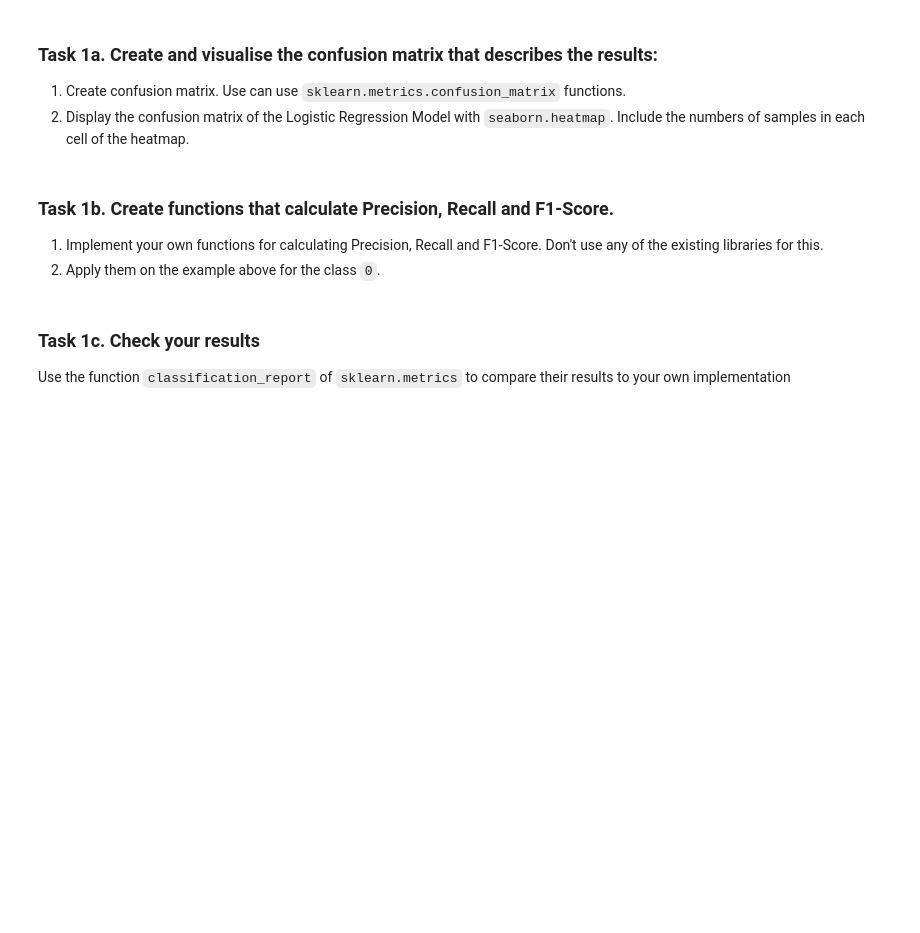
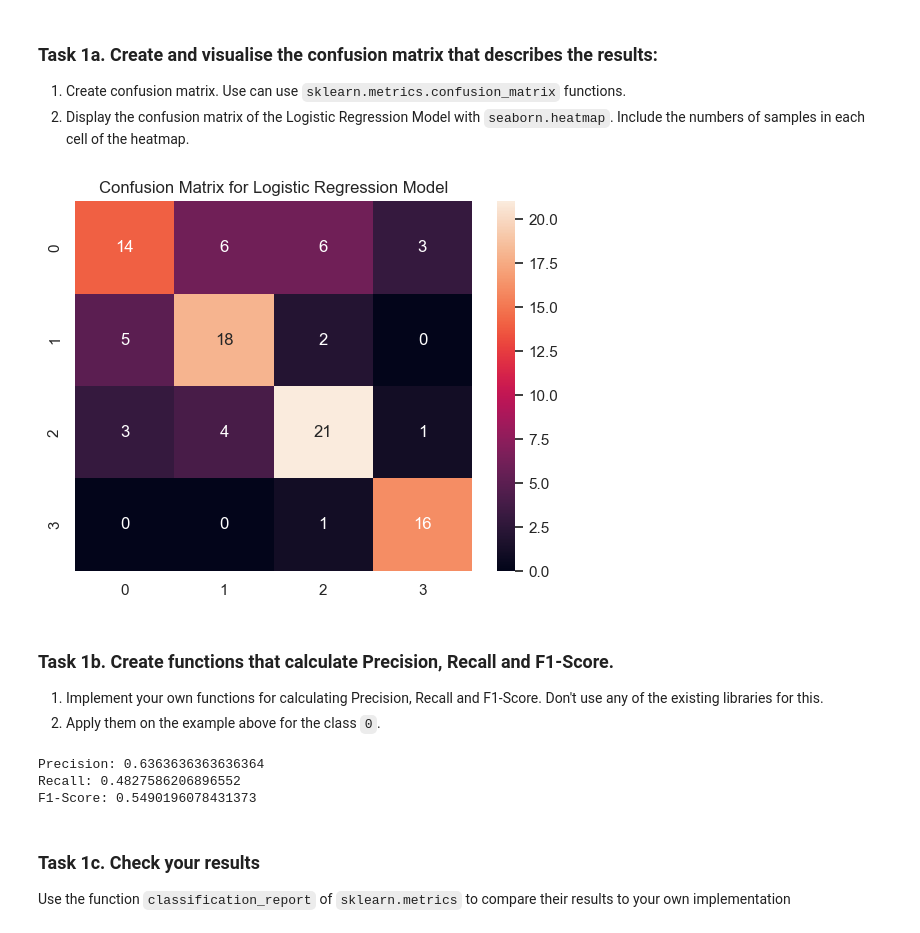
Before and after one commit to vegger/MLDM, a Jupyter notebook: labs/L05_Supervised_Learning_LAB_ASSIGNMENT.ipynb, the cells around one changed output. Cells and saved outputs as stored; diff of their text form; code cells hidden in the pictures; blank space fills up the shorter version.

```diff
--- a/labs/L05_Supervised_Learning_LAB_ASSIGNMENT.ipynb
+++ b/labs/L05_Supervised_Learning_LAB_ASSIGNMENT.ipynb
@@ -34,6 +41,20 @@ y_test_pred = log_reg.predict(X_test)
 
 1. Create confusion matrix. Use can use `sklearn.metrics.confusion_matrix` functions.
 2. Display the confusion matrix of the Logistic Regression Model with `seaborn.heatmap`. Include the numbers of samples in each cell of the heatmap.
+# %%
+from sklearn.metrics import confusion_matrix
+import seaborn as sns
+
+#Cij -> Confusion matrix whose i-th row and j-th column entry indicates the number of samples with true label being i-th class and predicted label being j-th class.
+#Vertikal true values und Horizontal predicted values
+confusion__matrix = confusion_matrix(y_test, y_test_pred)
+plt.ylabel('true labels')
+plt.xlabel('predicted labels')
+plt.title('Confusion Matrix for Logistic Regression Model')
+sns.heatmap(confusion__matrix, annot=True,)
+plt.show()
+# %% [output]
+[figure, added]
 # %% [markdown]
 ### Task 1b. Create functions that calculate Precision, Recall and F1-Score.
 1. Implement your own functions for calculating Precision, Recall and F1-Score. Don't use any of the existing libraries for this.
@@ -53,11 +75,15 @@ def f1_score(precision_value, recall_value):
 # %%
-precision_value = precision(...)
-recall_value = recall(...)
-f1_score_test = f1_score(...)
+precision_value = precision(0, confusion__matrix)
+recall_value = recall(0, confusion__matrix)
+f1_score_test = f1_score(precision_value, recall_value)
 
 print(f"Precision: {precision_value}")
 print(f"Recall: {recall_value}")
 print(f"F1-Score: {f1_score_test}")
+# %% [output]
+Precision: 0.6363636363636364
+Recall: 0.4827586206896552
+F1-Score: 0.5490196078431373
 # %% [markdown]
 ### Task 1c. Check your results
 Use the function `classification_report` of `sklearn.metrics` to compare their results to your own implementation
```
Also changed, not shown: parts of 14 cells of this notebook.
